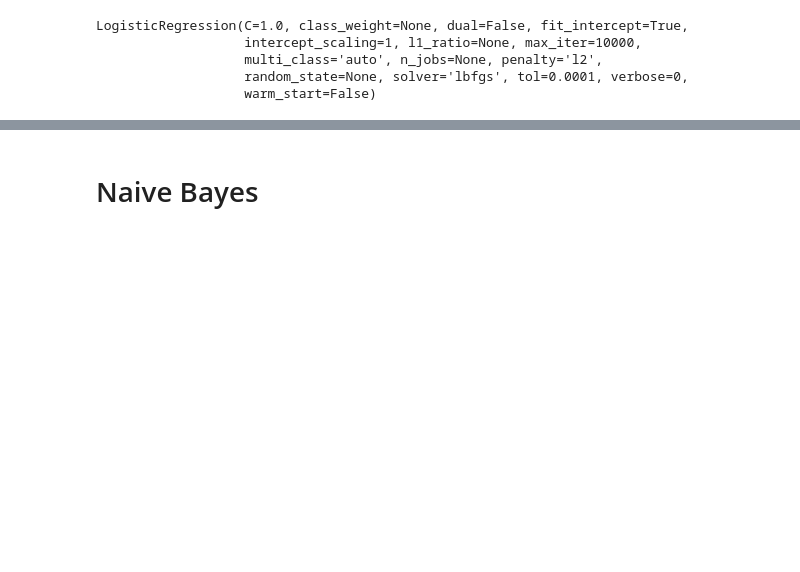
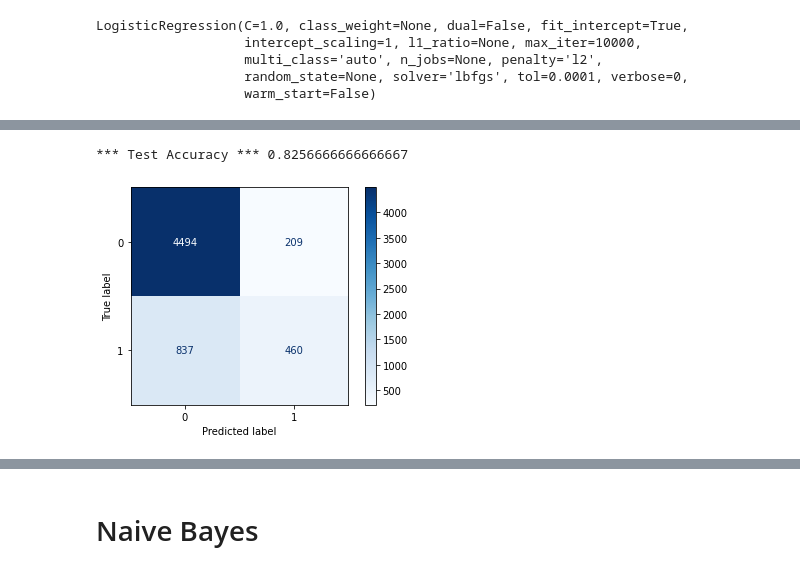
Before and after one commit to VaideswarReddy/Credit_card_default_prediction, a Jupyter notebook: Vaideswar_Reddy_Team_3_Capstone_Project_3.ipynb, the cells around one changed output, grey strips where cells are left out. Cells and saved outputs as stored; diff of their text form; code cells hidden in the pictures; blank space fills up the shorter version.

```diff
--- a/Vaideswar_Reddy_Team_3_Capstone_Project_3.ipynb
+++ b/Vaideswar_Reddy_Team_3_Capstone_Project_3.ipynb
@@ -578,0 +620,10 @@ The accuracy on test data is  0.784
+# %%
+print('*** Test Accuracy ***',clf.score(X_test,y_test))
+disp = plot_confusion_matrix(clf, X_test, y_test,
+                                 display_labels=[0,1],
+                                 cmap=plt.cm.Blues,
+                             values_format='g'
+                            )
+# %% [output]
+*** Test Accuracy *** 0.8256666666666667
+[figure, added]
```
Also changed, not shown: parts of 33 cells of this notebook.
